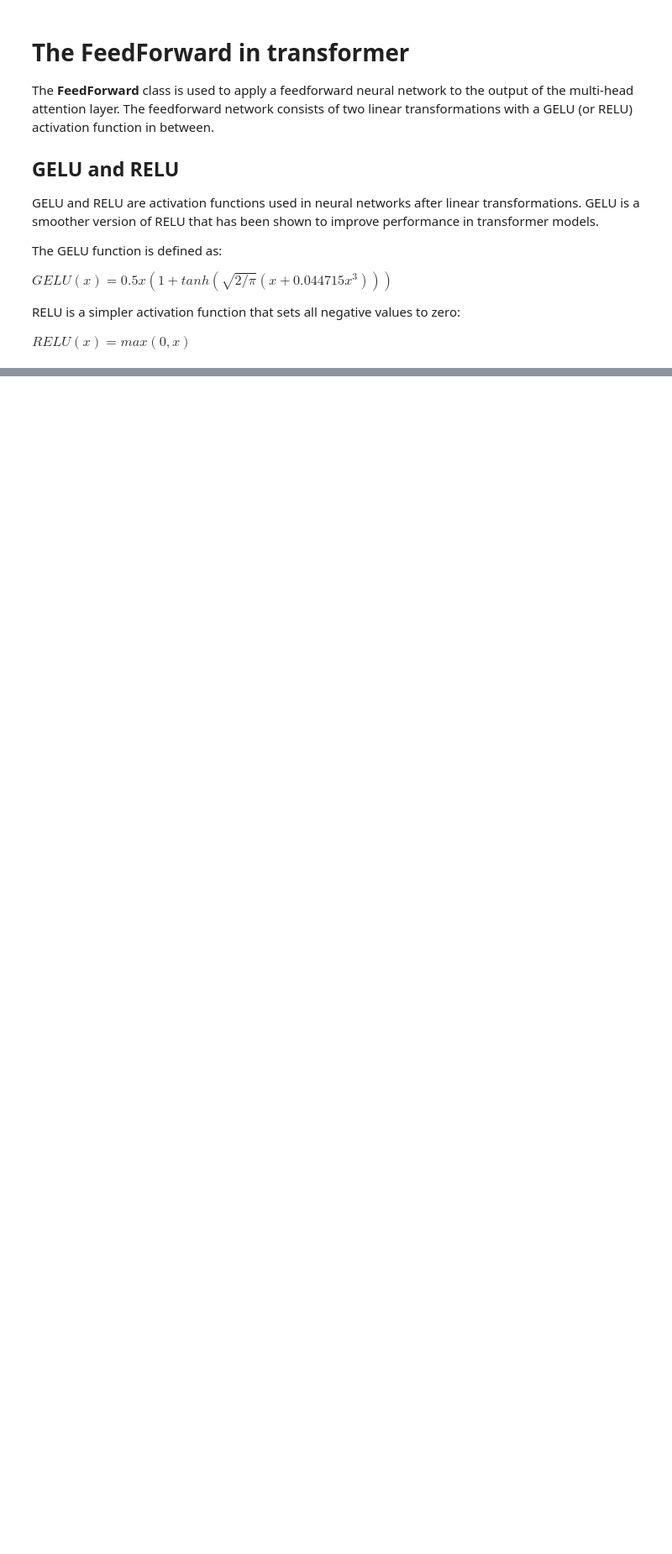
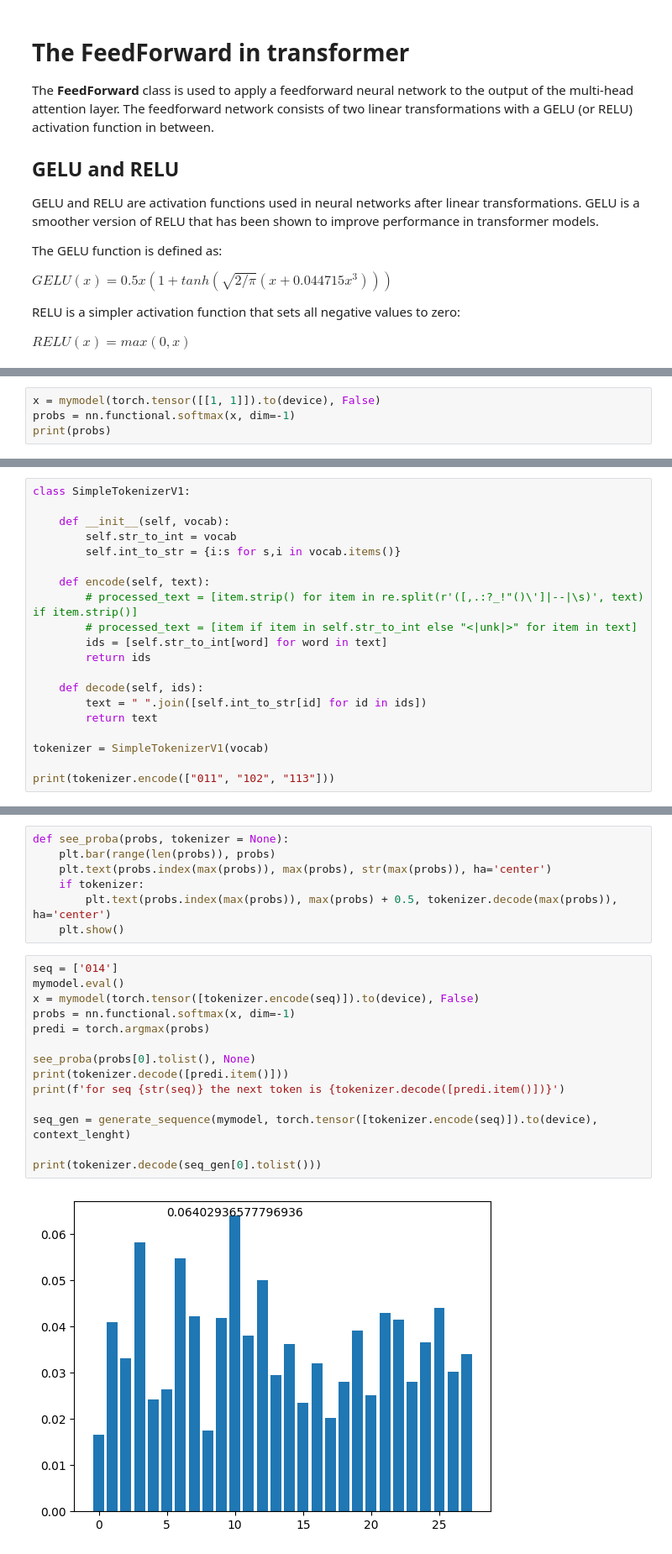
Before and after one commit to PEmarrel/Dpt_transformers, a Jupyter notebook: start.ipynb, the cells around one changed output, grey strips where cells are left out. Shown at 84% size. Drawn from its saved outputs; the diff is of its cells as text; blank space fills up the shorter version.

```diff
--- a/start.ipynb
+++ b/start.ipynb
@@ -417,0 +831,4 @@ tensor([[[0],
+# %%
+x = mymodel(torch.tensor([[1, 1]]).to(device), False)
+probs = nn.functional.softmax(x, dim=-1)
+print(probs)
@@ -417,0 +863,20 @@ tensor([[[0],
+# %%
+class SimpleTokenizerV1:
+
+    def __init__(self, vocab):
+        self.str_to_int = vocab
+        self.int_to_str = {i:s for s,i in vocab.items()}
+
+    def encode(self, text):
+        # processed_text = [item.strip() for item in re.split(r'([,.:?_!"()\']|--|\s)', text) if item.strip()]
+        # processed_text = [item if item in self.str_to_int else "<|unk|>" for item in text]
+        ids = [self.str_to_int[word] for word in text]
+        return ids
+
+    def decode(self, ids):
+        text = " ".join([self.int_to_str[id] for id in ids])
+        return text
+
+tokenizer = SimpleTokenizerV1(vocab)
+
+print(tokenizer.encode(["011", "102", "113"]))
@@ -417,0 +1105,23 @@ tensor([[[0],
+# %%
+def see_proba(probs, tokenizer = None):
+    plt.bar(range(len(probs)), probs)
+    plt.text(probs.index(max(probs)), max(probs), str(max(probs)), ha='center')
+    if tokenizer:
+        plt.text(probs.index(max(probs)), max(probs) + 0.5, tokenizer.decode(max(probs)), ha='center')
+    plt.show()
+# %%
+seq = ['014']
+mymodel.eval()
+x = mymodel(torch.tensor([tokenizer.encode(seq)]).to(device), False)
+probs = nn.functional.softmax(x, dim=-1)
+predi = torch.argmax(probs)
+
+see_proba(probs[0].tolist(), None)
+print(tokenizer.decode([predi.item()]))
+print(f'for seq {str(seq)} the next token is {tokenizer.decode([predi.item()])}')
+
+seq_gen = generate_sequence(mymodel, torch.tensor([tokenizer.encode(seq)]).to(device), context_lenght)
+
+print(tokenizer.decode(seq_gen[0].tolist()))
+# %% [output]
+[figure, added]
```
Also changed, not shown: parts of 43 cells of this notebook, 13 other files.
